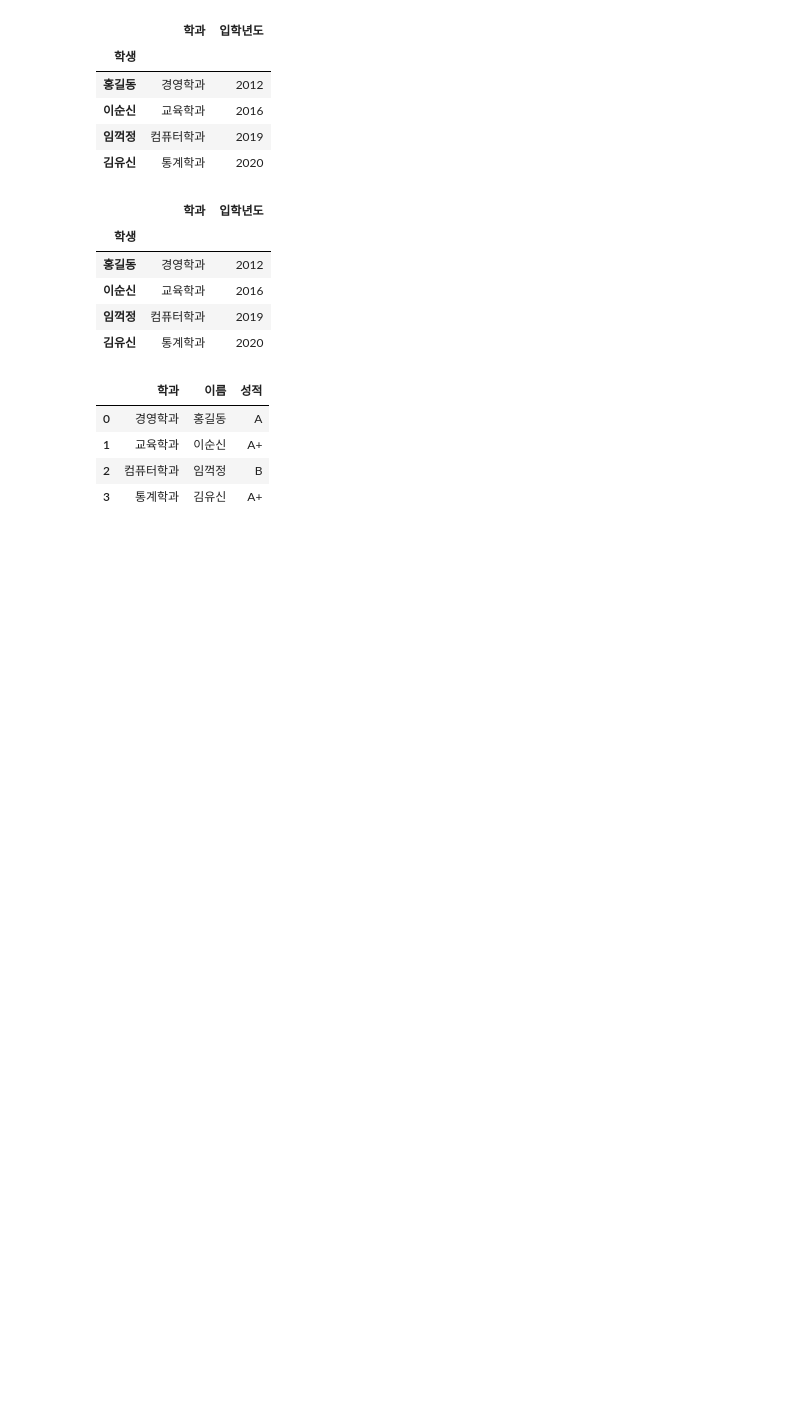
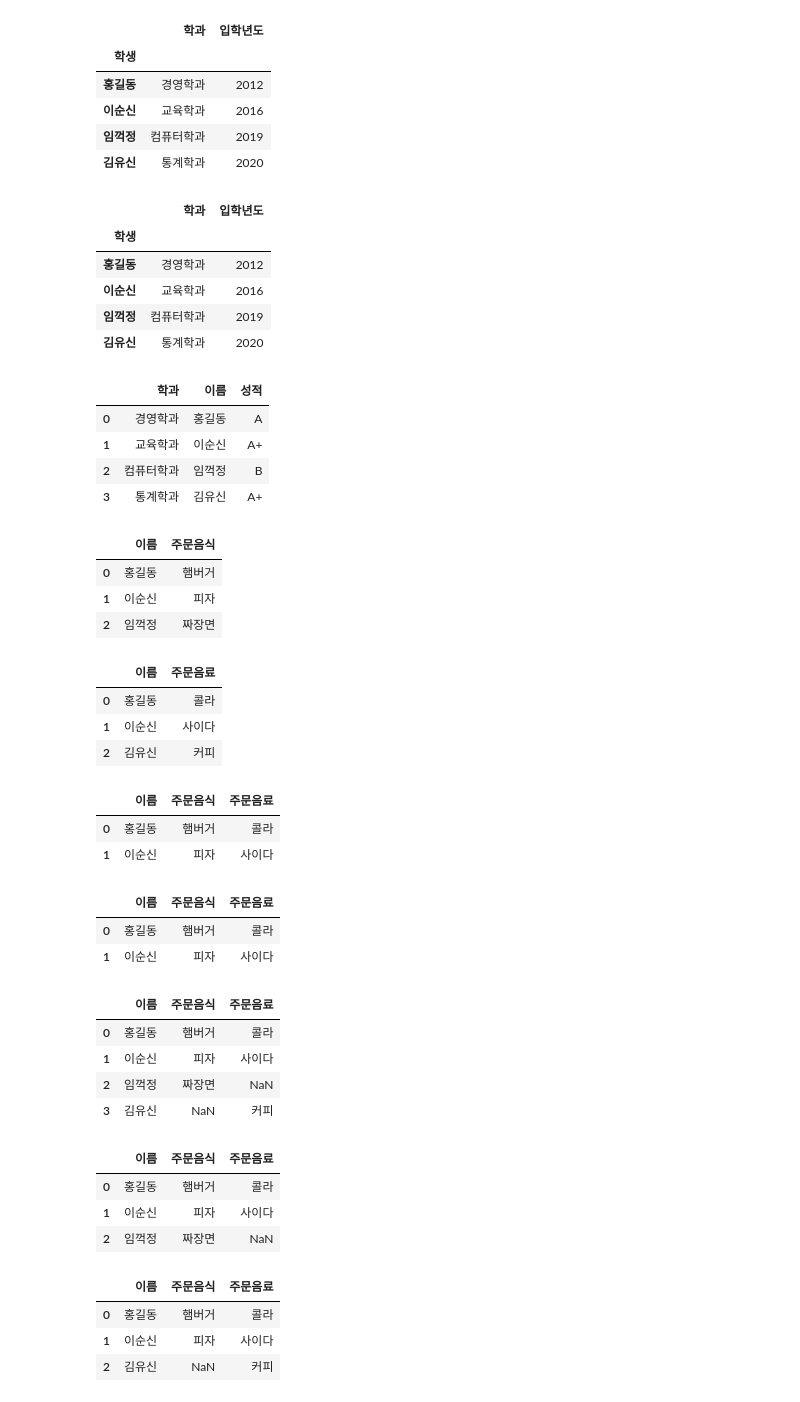
Before and after one commit to kksonge/cakd3_review, a Jupyter notebook: Pandas/데이터결합.ipynb, the cells around one changed output. Cells and saved outputs as stored; diff of their text form; code cells hidden in the pictures; blank space fills up the shorter version.

```diff
--- a/Pandas/데이터결합.ipynb
+++ b/Pandas/데이터결합.ipynb
@@ -275,3 +275,55 @@ pd.merge(mdf1, df6, left_index=True, right_on='이름')
 | 1 | 교육학과 | 이순신 | A+ |
 | 2 | 컴퓨터학과 | 임꺽정 | B |
 | 3 | 통계학과 | 김유신 | A+ |
+# %%
+df7 = pd.DataFrame({'이름':['홍길동', '이순신', '임꺽정'],
+                 '주문음식':['햄버거', '피자', '짜장면']})
+df7
+# %% [output]
+|  | 이름 | 주문음식 |
+| 0 | 홍길동 | 햄버거 |
+| 1 | 이순신 | 피자 |
+| 2 | 임꺽정 | 짜장면 |
+# %%
+df8 = pd.DataFrame({'이름':['홍길동', '이순신', '김유신'],
+                    '주문음료':['콜라', '사이다', '커피']})
+df8
+# %% [output]
+|  | 이름 | 주문음료 |
+| 0 | 홍길동 | 콜라 |
+| 1 | 이순신 | 사이다 |
+| 2 | 김유신 | 커피 |
+# %%
+pd.merge(df7, df8)
+# %% [output]
+|  | 이름 | 주문음식 | 주문음료 |
+| 0 | 홍길동 | 햄버거 | 콜라 |
+| 1 | 이순신 | 피자 | 사이다 |
+# %%
+pd.merge(df7, df8, how='inner')
+# %% [output]
+|  | 이름 | 주문음식 | 주문음료 |
+| 0 | 홍길동 | 햄버거 | 콜라 |
+| 1 | 이순신 | 피자 | 사이다 |
+# %%
+pd.merge(df7, df8, how='outer')
+# %% [output]
+|  | 이름 | 주문음식 | 주문음료 |
+| 0 | 홍길동 | 햄버거 | 콜라 |
+| 1 | 이순신 | 피자 | 사이다 |
+| 2 | 임꺽정 | 짜장면 | NaN |
+| 3 | 김유신 | NaN | 커피 |
+# %%
+pd.merge(df7, df8, how='left')
+# %% [output]
+|  | 이름 | 주문음식 | 주문음료 |
+| 0 | 홍길동 | 햄버거 | 콜라 |
+| 1 | 이순신 | 피자 | 사이다 |
+| 2 | 임꺽정 | 짜장면 | NaN |
+# %%
+pd.merge(df7, df8, how='right')
+# %% [output]
+|  | 이름 | 주문음식 | 주문음료 |
+| 0 | 홍길동 | 햄버거 | 콜라 |
+| 1 | 이순신 | 피자 | 사이다 |
+| 2 | 김유신 | NaN | 커피 |
```
Also changed, not shown: parts of 4 cells of this notebook.
